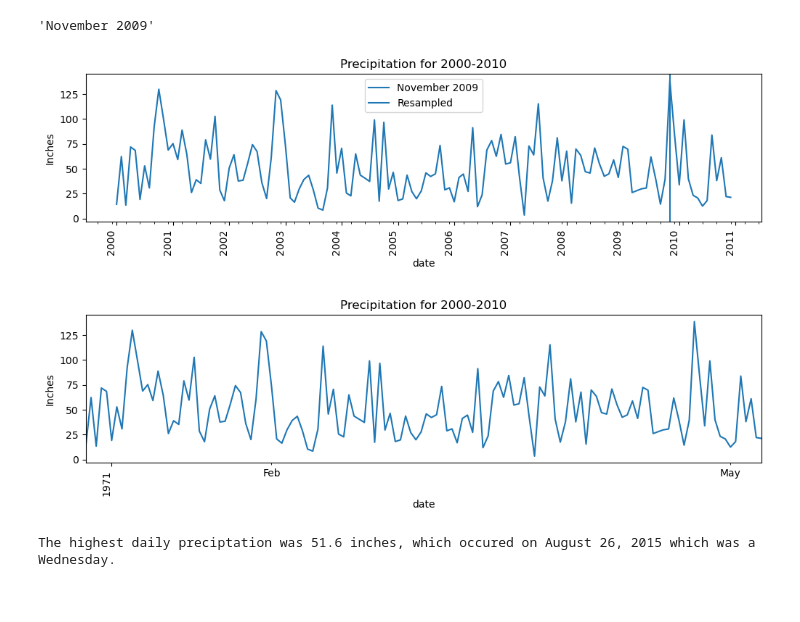
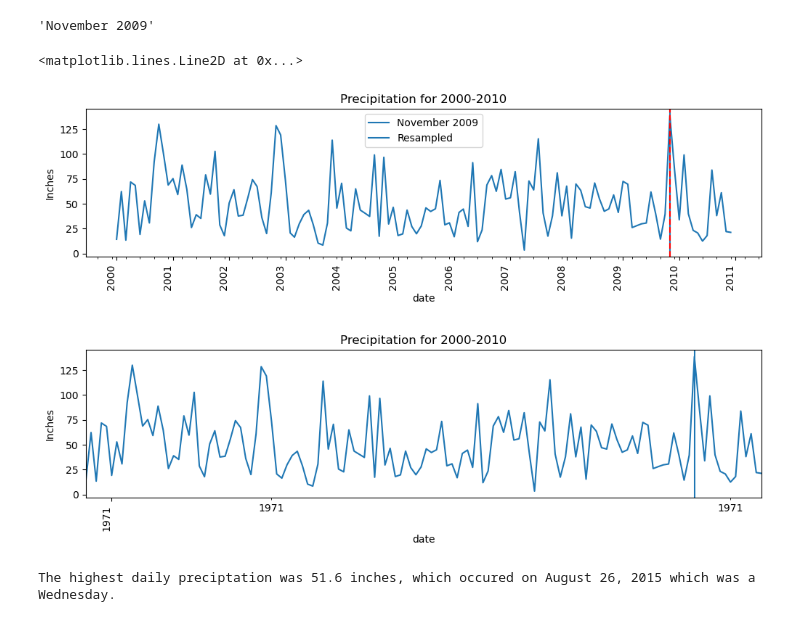
Before and after one commit to brittanymlassiter/Resampling-Datetime-Data-Core, a Jupyter notebook: Resampling Datetime Data.ipynb, the cells around one changed output. Saved outputs shown, nothing was run; the diff lists cells and outputs as text; code cells hidden in the pictures.

```diff
--- a/Resampling Datetime Data.ipynb
+++ b/Resampling Datetime Data.ipynb
@@ -167,38 +167,42 @@ max_date.strftime('%B %Y')
 ## Plot the data
 fig, ax = plt.subplots(figsize=(12,3))
 ax.set(title='Precipitation for 2000-2010', ylabel='Inches')
 
 ax.axvline(max_date, label=max_date.strftime('%B %Y'))
 
 # customize major ticks
 major_loc =  mdates.YearLocator(1)
 major_fmt = mdates.DateFormatter("%Y")
 
 ax.xaxis.set_major_locator(major_loc)
 ax.xaxis.set_major_formatter(major_fmt)
 
 
 
 # customize minor ticks
 minor_loc =  mdates.MonthLocator(interval=3)
 # minor_fmt = mdates.DateFormatter("%b")
 
 ax.xaxis.set_minor_locator(minor_loc)
 # ax.xaxis.set_minor_formatter(minor_fmt)
 
 
 
 ## Final xdate tweaks
 # fig = ax.get_figure()
 plot_df.plot(ax=ax)
 plt.legend()
 fig.autofmt_xdate(which='major',rotation=90)
+ax.axvline(max_date, ls='--',color='red',label=f"max Monthly {plot_df.loc[max_date]} ")
 # %% [output]
+<matplotlib.lines.Line2D at 0x...>
-[figure, old version]
+[figure, new version]
 # %%
 ## Plot the data
 ax = plot_df.plot(figsize=(12,3))
 ax.set(title='Precipitation for 2000-2010', ylabel='Inches')
+
+ax.axvline(max_date, label=max_date.strftime('%B %Y'))
 
 # customize major ticks
 major_loc =  mdates.YearLocator(1)
@@ -210,7 +214,7 @@ ax.xaxis.set_major_formatter(major_fmt)
 
 # customize minor ticks
 minor_loc =  mdates.MonthLocator(interval=3)
-minor_fmt = mdates.DateFormatter("%b")
+minor_fmt = mdates.DateFormatter("%Y")
 
 ax.xaxis.set_minor_locator(minor_loc)
 ax.xaxis.set_minor_formatter(minor_fmt)
@@ -219,7 +223,7 @@ ax.xaxis.set_minor_formatter(minor_fmt)
 fig = ax.get_figure()
 fig.autofmt_xdate(which='major',rotation=90)
 # %% [output]
-[figure, old version]
+[figure, new version]
 # %%
 date_max_precip = df['precipitation'].idxmax()
 max_precip = df['precipitation'].max()
```
Also changed, not shown: parts of 6 cells of this notebook.
